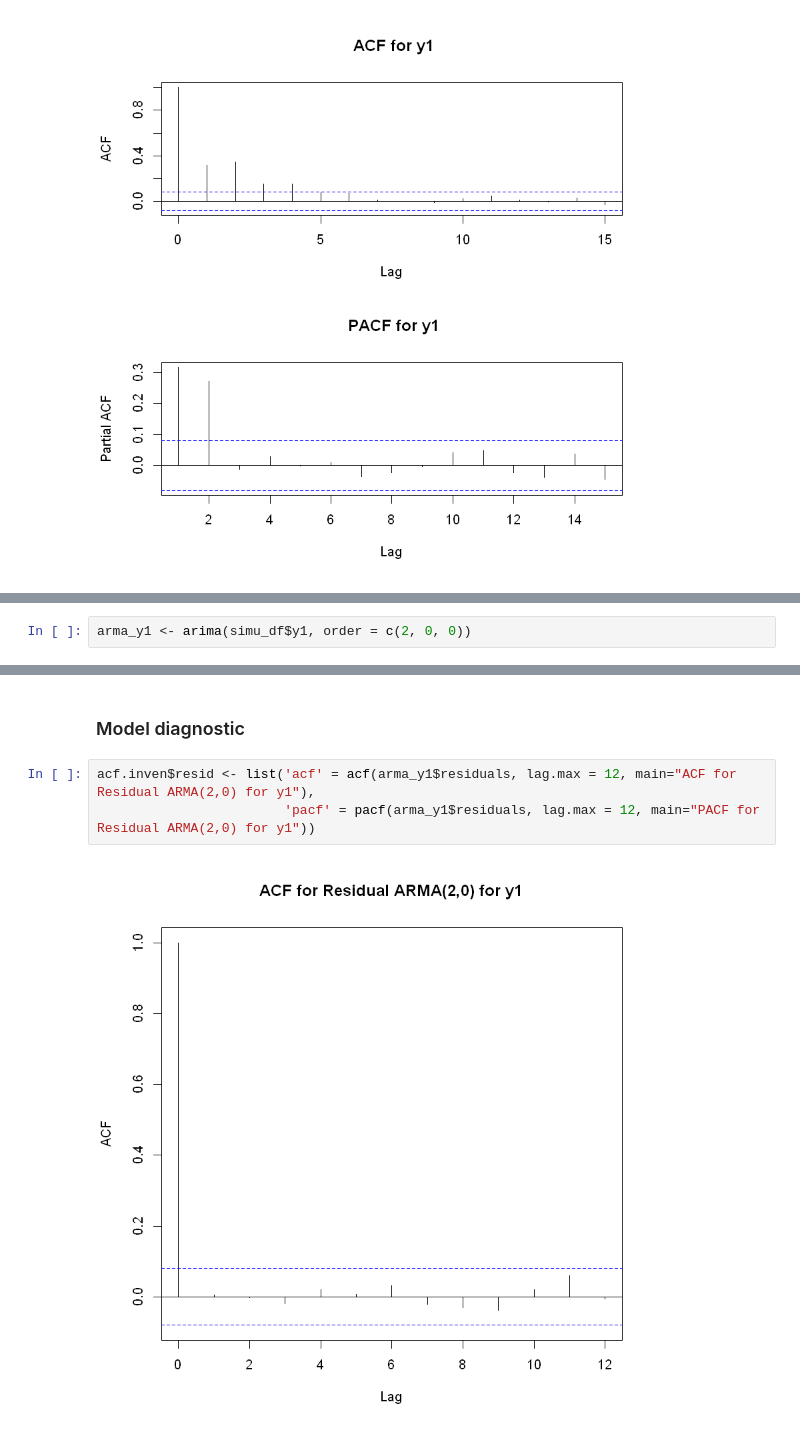
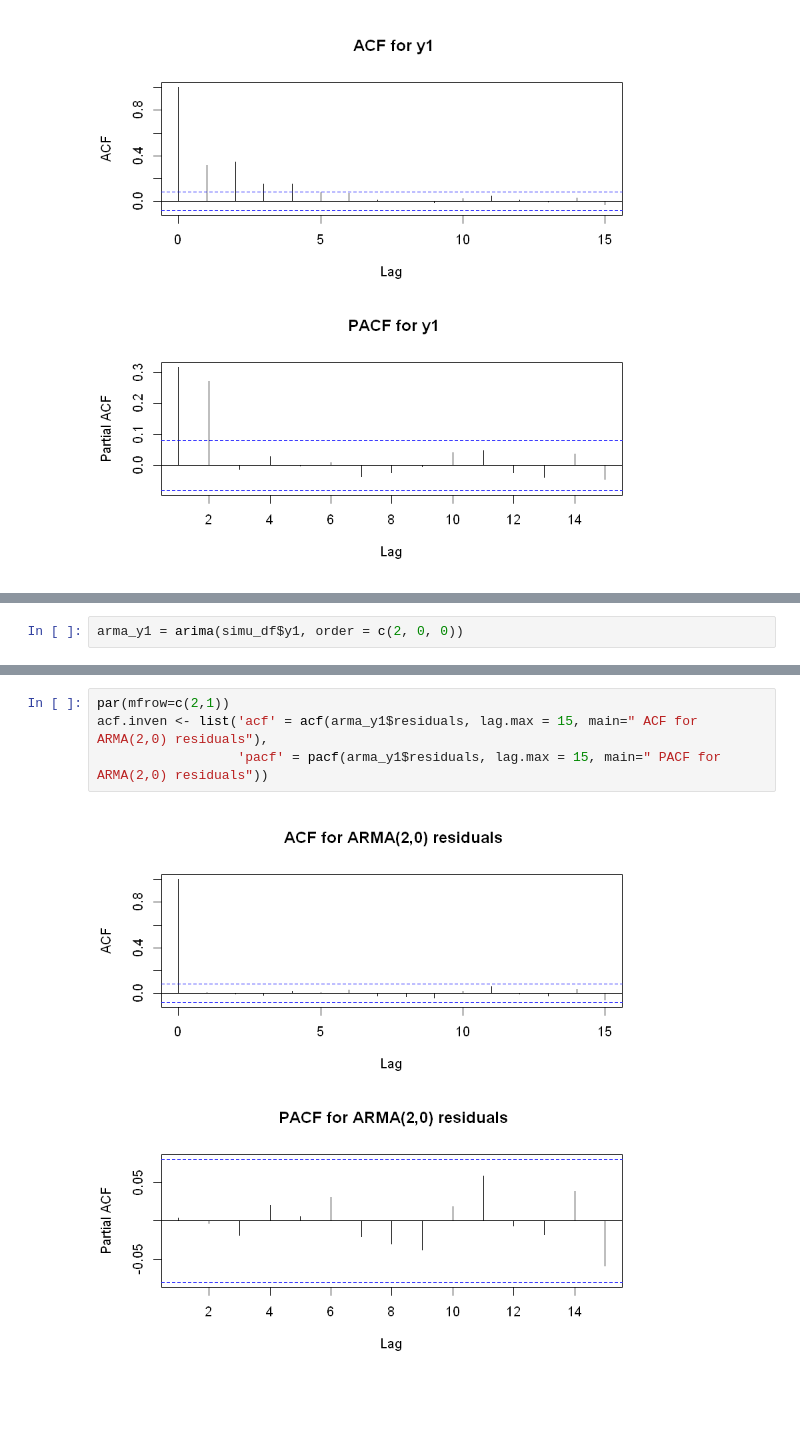
Before and after one commit to dcuoliveira/fgv-forecasting, a Jupyter notebook: src/Time_series_models.ipynb, the cells around one changed output, grey strips where cells are left out. Drawn from its saved outputs; the diff is of its cells as text; blank space fills up the shorter version.

```diff
--- a/src/Time_series_models.ipynb
+++ b/src/Time_series_models.ipynb
@@ -115,2 +251,2 @@ Warning message in arima(y1, order = c(ar.lag, 0, ma.lag)):
 # %%
-arma_y1 <- arima(simu_df$y1, order = c(2, 0, 0))
+arma_y1 = arima(simu_df$y1, order = c(2, 0, 0))
@@ -154,7 +253,6 @@ sigma^2 estimated as 0.976:  log likelihood = -844.2,  aic = 1696.4
-# %% [markdown]
-### Model diagnostic
 # %%
-acf.inven$resid <- list('acf' = acf(arma_y1$residuals, lag.max = 12, main="ACF for Residual ARMA(2,0) for y1"),
-                        'pacf' = pacf(arma_y1$residuals, lag.max = 12, main="PACF for Residual ARMA(2,0) for y1"))
+par(mfrow=c(2,1))
+acf.inven <- list('acf' = acf(arma_y1$residuals, lag.max = 15, main=" ACF for ARMA(2,0) residuals"),
+                  'pacf' = pacf(arma_y1$residuals, lag.max = 15, main=" PACF for ARMA(2,0) residuals"))
 # %% [output]
-[figure, old version]
+[figure, new version]
```
Also changed, not shown: parts of 37 cells of this notebook.
